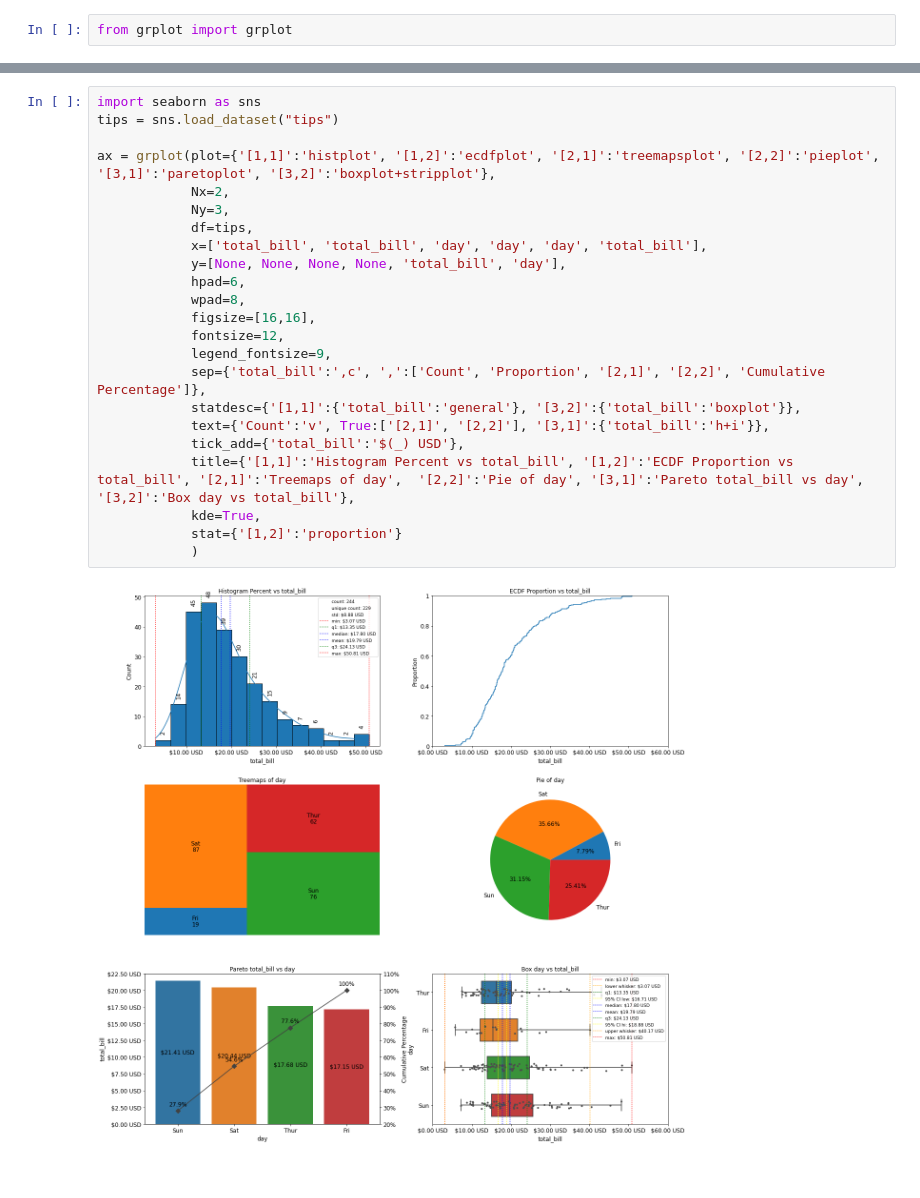
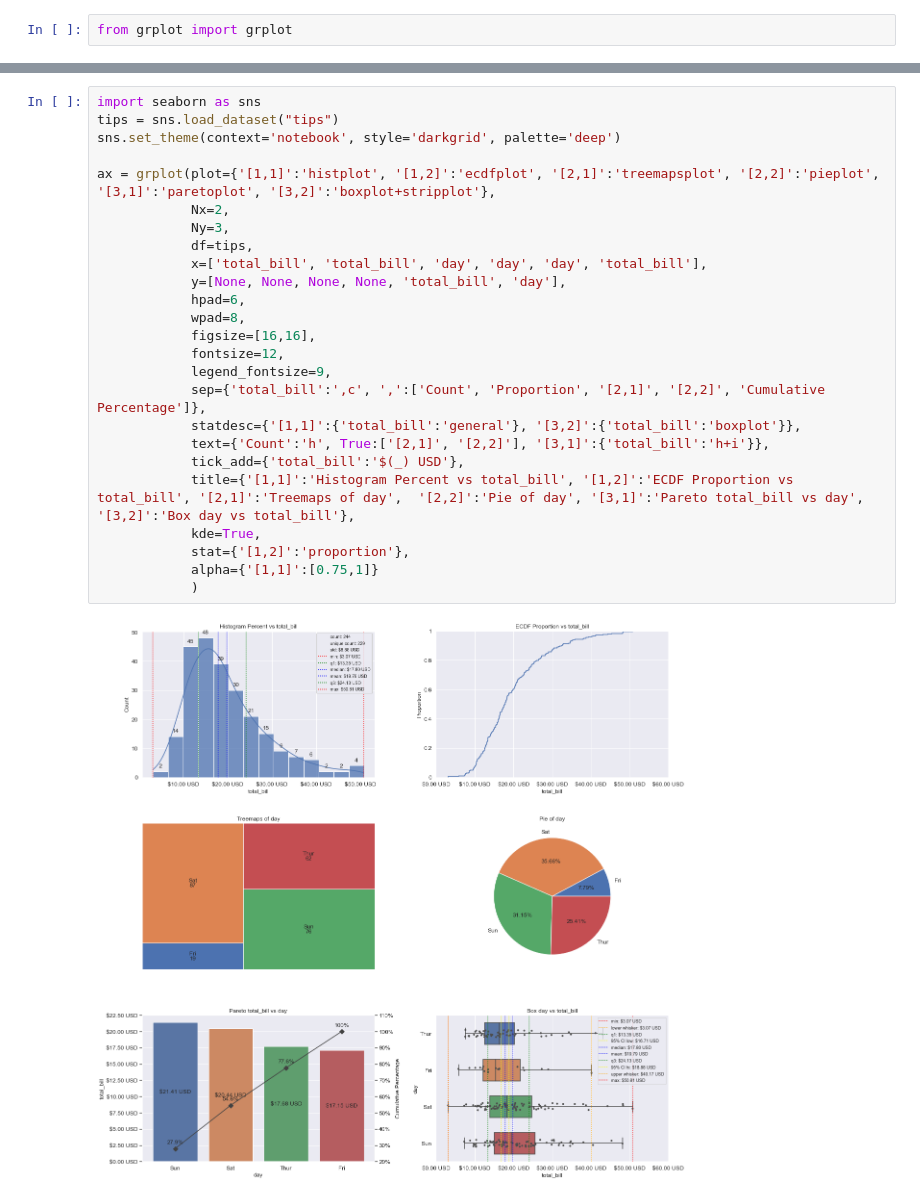
Before and after one commit to ghiffaryr/grplot, a Jupyter notebook: doc/example/example.ipynb, the cells around one changed output, grey strips where cells are left out. Saved outputs shown, nothing was run; the diff lists cells and outputs as text.

```diff
--- a/doc/example/example.ipynb
+++ b/doc/example/example.ipynb
@@ -25,28 +25,30 @@ grplot(plot, df, x=None, y=None, Nx=None, Ny=None, figsize=[8, 6], pad=6, hpad=N
 # %%
 import seaborn as sns
 tips = sns.load_dataset("tips")
+sns.set_theme(context='notebook', style='darkgrid', palette='deep')
 
 ax = grplot(plot={'[1,1]':'histplot', '[1,2]':'ecdfplot', '[2,1]':'treemapsplot', '[2,2]':'pieplot', '[3,1]':'paretoplot', '[3,2]':'boxplot+stripplot'},
             Nx=2,
             Ny=3,
             df=tips,
             x=['total_bill', 'total_bill', 'day', 'day', 'day', 'total_bill'],
             y=[None, None, None, None, 'total_bill', 'day'],
             hpad=6,
             wpad=8,
             figsize=[16,16],
             fontsize=12,
             legend_fontsize=9,
             sep={'total_bill':',c', ',':['Count', 'Proportion', '[2,1]', '[2,2]', 'Cumulative Percentage']},
             statdesc={'[1,1]':{'total_bill':'general'}, '[3,2]':{'total_bill':'boxplot'}},
-            text={'Count':'v', True:['[2,1]', '[2,2]'], '[3,1]':{'total_bill':'h+i'}},
+            text={'Count':'h', True:['[2,1]', '[2,2]'], '[3,1]':{'total_bill':'h+i'}},
             tick_add={'total_bill':'$(_) USD'},
             title={'[1,1]':'Histogram Percent vs total_bill', '[1,2]':'ECDF Proportion vs total_bill', '[2,1]':'Treemaps of day',  '[2,2]':'Pie of day', '[3,1]':'Pareto total_bill vs day', '[3,2]':'Box day vs total_bill'},
             kde=True,
-            stat={'[1,2]':'proportion'}
+            stat={'[1,2]':'proportion'},
+            alpha={'[1,1]':[0.75,1]}
             )
 # %% [output]
-[figure, old version]
+[figure, new version]
 # %%
 ax = grplot(plot='lineplot+scatterplot',
             df=tips.head(5),
```
Also changed, not shown: parts of 3 cells of this notebook, 10 other files.
